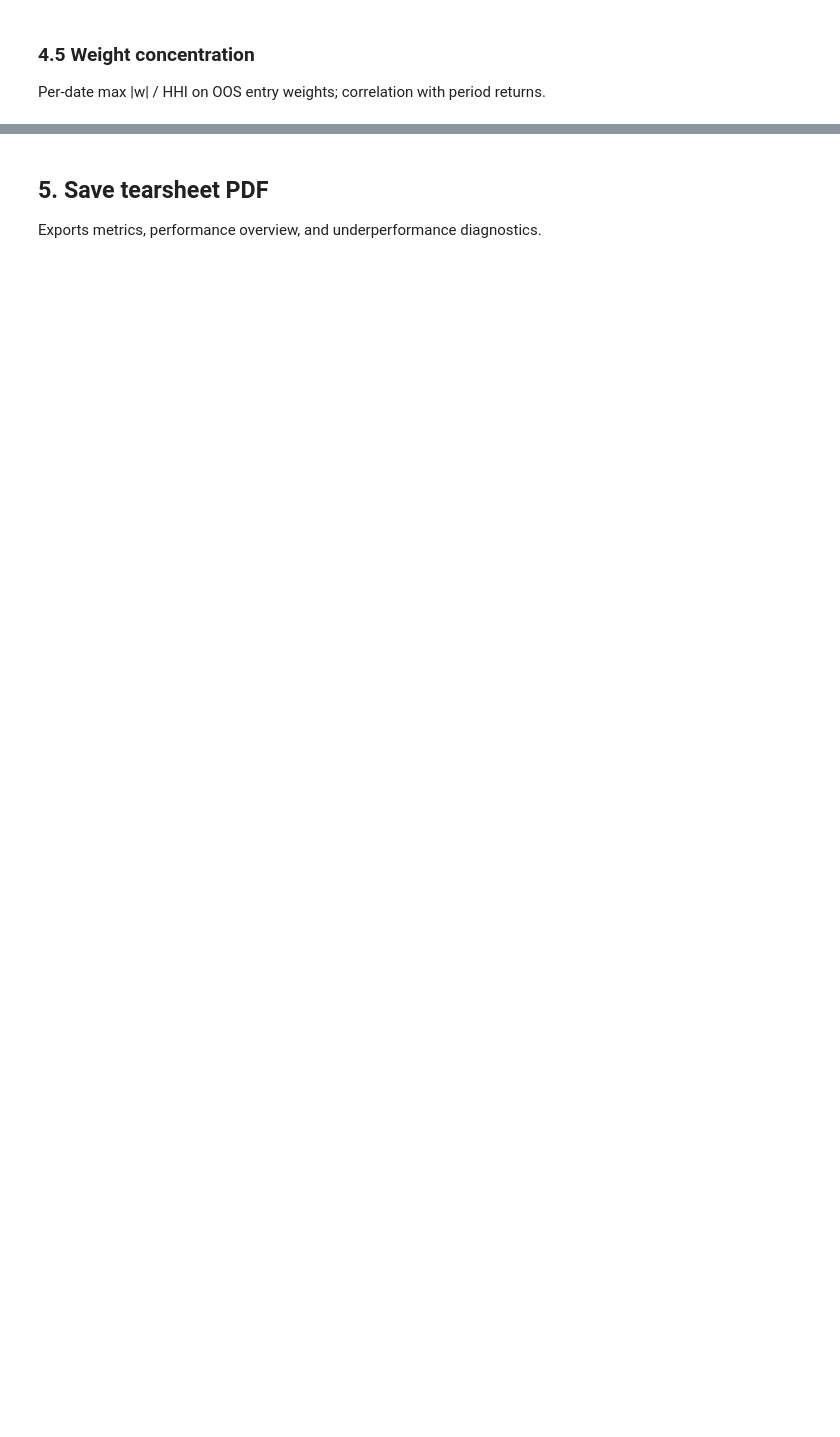
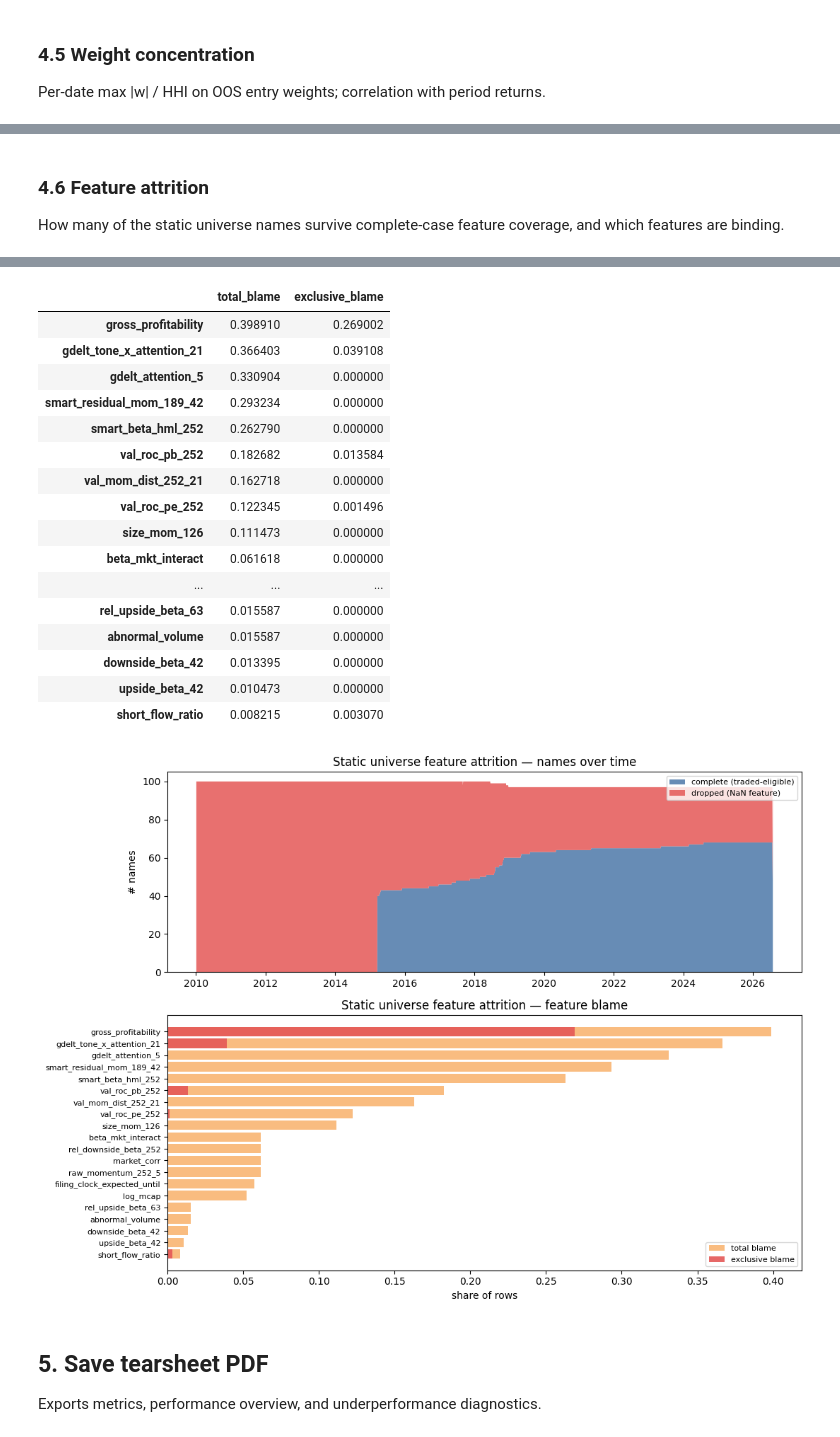
Before and after one commit to charlievellacott/trading_portfolio, a Jupyter notebook: 04_backtest/s1_equities/notebooks/08_oos_tearsheet.ipynb, the cells around one changed output, grey strips where cells are left out. Cells and saved outputs as stored; diff of their text form; code cells hidden in the pictures; blank space fills up the shorter version.

```diff
--- a/04_backtest/s1_equities/notebooks/08_oos_tearsheet.ipynb
+++ b/04_backtest/s1_equities/notebooks/08_oos_tearsheet.ipynb
@@ -295,0 +415,29 @@ plt.show()
+# %% [markdown]
+### 4.6 Feature attrition
+
+How many of the static universe names survive complete-case feature coverage,
+and which features are binding.
+# %%
+_feat = pd.read_parquet(PATHS["features"])
+_feat["date"] = pd.to_datetime(_feat["date"])
+_feat["ticker"] = _feat["ticker"].astype(str).str.strip().str.upper()
+# Candidates = names present on each date in the engineered panel
+# (static top-100 universe). Complete-case after ffill mirrors Ridge training.
+attrition_summary = feature_attrition_summary(
+    _feat,
+    [c for c in FEATURE_COLS_ATTRITION if c in _feat.columns],
+    candidate_mask=None,
+    ffill=True,
+)
+display(attrition_summary["by_date"].describe())
+display(
+    pd.concat(
+        [attrition_summary["total_blame"], attrition_summary["exclusive_blame"]],
+        axis=1,
+    ).head(20)
+)
+fig = plot_feature_attrition(
+    attrition_summary, title="Static universe feature attrition"
+)
+plt.show()
+# %% [output]
@@ -296,3 +453,21 @@ plt.show()
+|  | total_blame | exclusive_blame |
+| gross_profitability | 0.398910 | 0.269002 |
+| gdelt_tone_x_attention_21 | 0.366403 | 0.039108 |
+| gdelt_attention_5 | 0.330904 | 0.000000 |
+| smart_residual_mom_189_42 | 0.293234 | 0.000000 |
+| smart_beta_hml_252 | 0.262790 | 0.000000 |
+| val_roc_pb_252 | 0.182682 | 0.013584 |
+| val_mom_dist_252_21 | 0.162718 | 0.000000 |
+| val_roc_pe_252 | 0.122345 | 0.001496 |
+| size_mom_126 | 0.111473 | 0.000000 |
+| beta_mkt_interact | 0.061618 | 0.000000 |
+| ... | ... | ... |
+| rel_upside_beta_63 | 0.015587 | 0.000000 |
+| abnormal_volume | 0.015587 | 0.000000 |
+| downside_beta_42 | 0.013395 | 0.000000 |
+| upside_beta_42 | 0.010473 | 0.000000 |
+| short_flow_ratio | 0.008215 | 0.003070 |
+[figure, added]
 # %% [markdown]
 ## 5. Save tearsheet PDF
 
```
Also changed, not shown: parts of 14 cells of this notebook, 49 other files.
